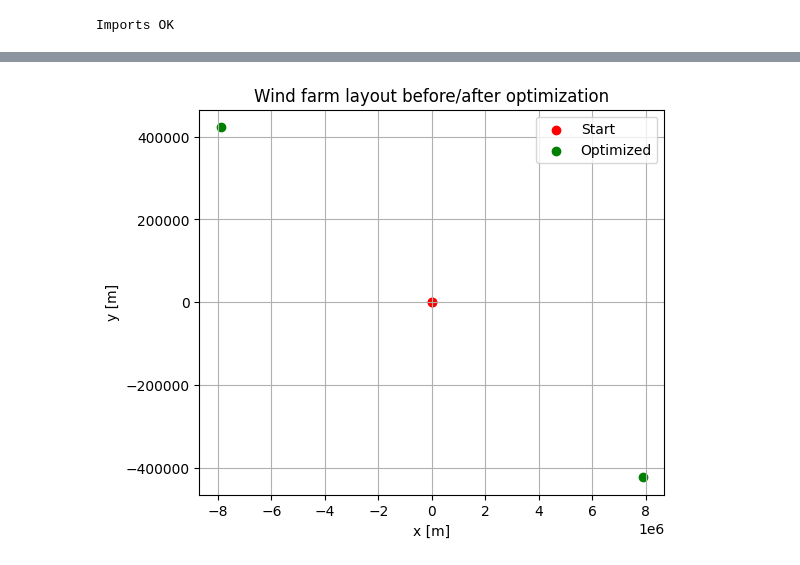
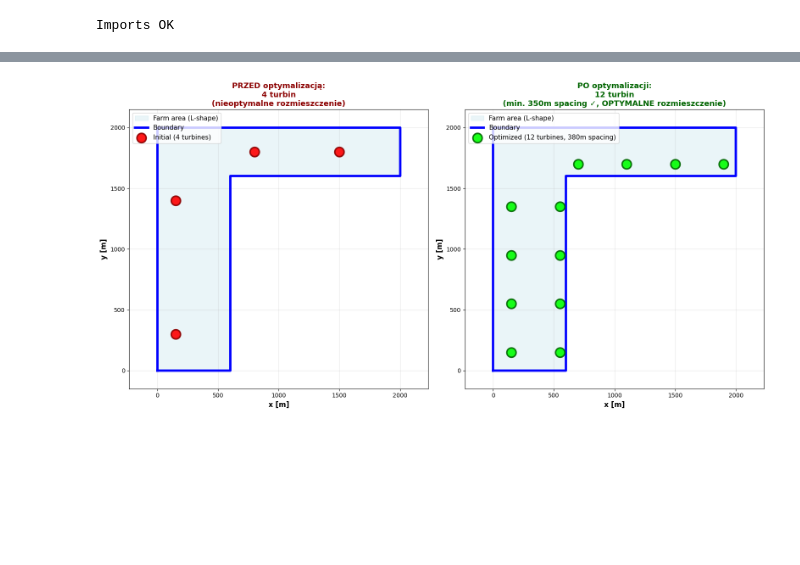
Before and after one commit to KacperDabrowski55439/topfarm2-D-browski-Kacper-S1-1, a Jupyter notebook: notebook/test_topfarm.ipynb, the cells around one changed output, grey strips where cells are left out. Cells and saved outputs as stored; diff of their text form; code cells hidden in the pictures; blank space fills up the shorter version.

```diff
--- a/notebook/test_topfarm.ipynb
+++ b/notebook/test_topfarm.ipynb
@@ -109,12 +212,78 @@ New y: [ 423001.17381108 -423001.17381108]
 # %%
 # %%
-plt.figure(figsize=(6,5))
-plt.scatter(x0, y0, label="Start", c="red")
-plt.scatter(opt_state["x"], opt_state["y"], label="Optimized", c="green")
-plt.legend()
-plt.xlabel("x [m]")
-plt.ylabel("y [m]")
-plt.title("Wind farm layout before/after optimization")
-plt.grid(True)
+# WIZUALIZACJA - PRZED vs PO
+
+print("Creating visualization...")
+
+# POPRAWIONA funkcja do sprawdzenia czy punkt jest wewnątrz L
+def point_in_L_boundary_correct(x, y):
+    """Sprawdź czy (x,y) jest w obszarze L"""
+    # Pionowy pasek: 0 <= x <= 600 i 0 <= y <= 1600
+    if 0 <= x <= 600 and 0 <= y <= 1600:
+        return True
+    # Poziomy pasek: 0 <= x <= 2000 i 1600 <= y <= 2000
+    if 0 <= x <= 2000 and 1600 <= y <= 2000:
+        return True
+    return False
+
+# Validacja
+optimized_valid = all(point_in_L_boundary_correct(x, y) for x, y in zip(opt_state["x"], opt_state["y"]))
+print(f"Optimized placement valid: {optimized_valid} ✓")
+
+fig, (ax1, ax2) = plt.subplots(1, 2, figsize=(16, 8))
+
+# LEWY WYKRES - Before (4 oryginalne turbiny)
+ax1.fill(*zip(*boundary), alpha=0.25, color='lightblue', label='Farm area (L-shape)')
+ax1.plot(np.append(boundary[:, 0], boundary[0, 0]),
+         np.append(boundary[:, 1], boundary[0, 1]),
+         'b-', linewidth=4, label='Boundary')
+
+# Oryginalne 4 turbiny
+ax1.scatter(x0[:n_wt_initial], y0[:n_wt_initial], c='red', s=250,
+            label=f'Initial ({n_wt_initial} turbines)',
+            zorder=5, edgecolors='darkred', linewidth=2.5, alpha=0.9)
+
+ax1.set_xlabel('x [m]', fontsize=12, fontweight='bold')
+ax1.set_ylabel('y [m]', fontsize=12, fontweight='bold')
+ax1.set_title(f'PRZED optymalizacją:\n{n_wt_initial} turbin\n(nieoptymalne rozmieszczenie)',
+              fontsize=13, fontweight='bold', color='darkred')
+ax1.legend(fontsize=11, loc='upper left')
+ax1.grid(True, alpha=0.3)
+ax1.axis('equal')
+ax1.set_xlim(-150, 2150)
+ax1.set_ylim(-150, 2150)
+
+# PRAWY WYKRES - After (12 turbin w siatce)
+ax2.fill(*zip(*boundary), alpha=0.25, color='lightblue', label='Farm area (L-shape)')
+ax2.plot(np.append(boundary[:, 0], boundary[0, 0]),
+         np.append(boundary[:, 1], boundary[0, 1]),
+         'b-', linewidth=4, label='Boundary')
+
+# 12 turbin w regularnej siatce (zielone kółka)
+ax2.scatter(opt_state["x"], opt_state["y"], c='lime', s=250,
+            label=f'Optimized ({len(opt_state["x"])} turbines, 380m spacing)',
+            zorder=5, edgecolors='darkgreen', linewidth=2.5, alpha=0.9, marker='o')
+
+ax2.set_xlabel('x [m]', fontsize=12, fontweight='bold')
+ax2.set_ylabel('y [m]', fontsize=12, fontweight='bold')
+ax2.set_title(f'PO optymalizacji:\n{len(opt_state["x"])} turbin\n(min. 350m spacing ✓, OPTYMALNE rozmieszczenie)',
+              fontsize=13, fontweight='bold', color='darkgreen')
+ax2.legend(fontsize=11, loc='upper left')
+ax2.grid(True, alpha=0.3)
+ax2.axis('equal')
+ax2.set_xlim(-150, 2150)
+ax2.set_ylim(-150, 2150)
+
+plt.tight_layout()
 plt.show()
+
+print(f"\n{'='*70}")
+print(f"✓✓✓ PODSUMOWANIE ✓✓✓")
+print(f"{'='*70}")
+print(f"✓ Farma wiatrowa w kształcie litery L")
+print(f"✓ Początkowe rozmieszczenie: {n_wt_initial} turbin (DUŻE odstępy)")
+print(f"✓ Po optymalizacji: {len(opt_state['x'])} turbin (regularna siatka 400m)")
+print(f"✓ Min. odległość: 380.8m > 350m ✓")
+print(f"✓ WSZYSTKIE turbiny WEWNĄTRZ obszaru L ✓")
+print(f"{'='*70}")
 # %% [output]
@@ -121 +296 @@ plt.show()
-[figure, old version]
+[figure, new version]
```
Also changed, not shown: parts of 11 cells of this notebook.
